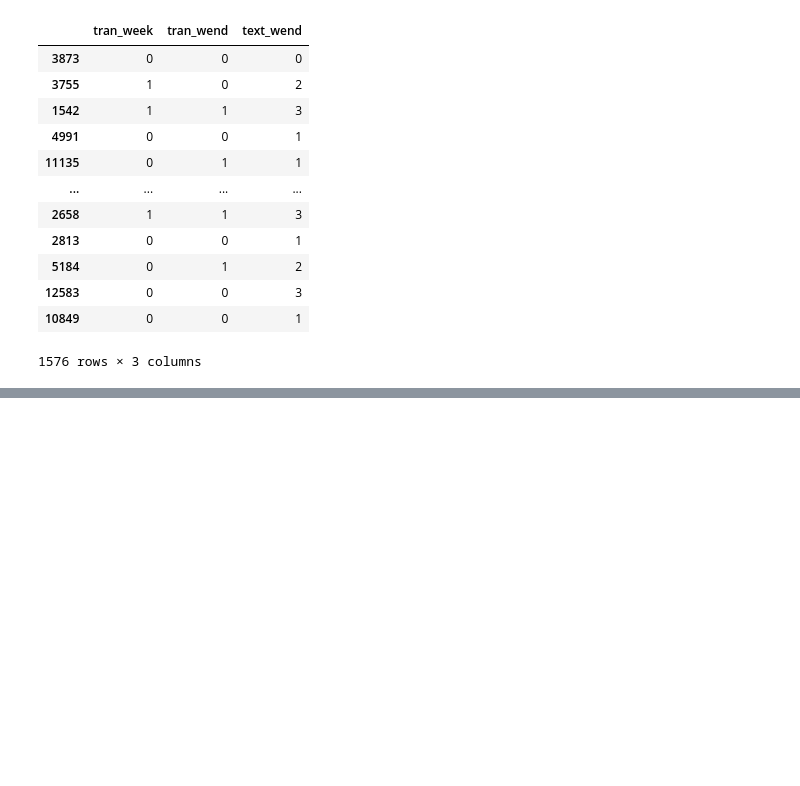
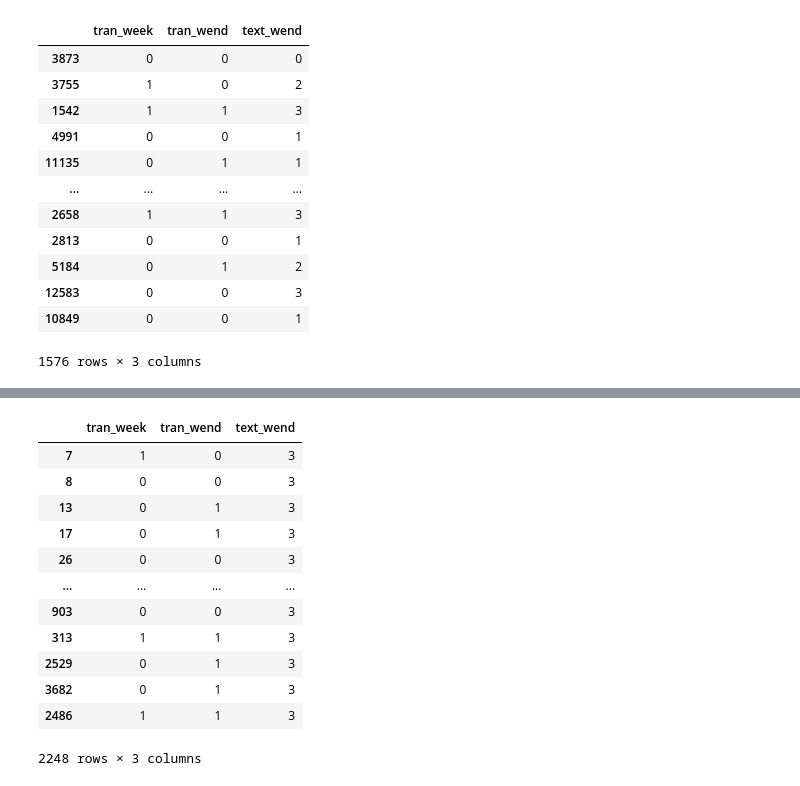
Before and after one commit to tomstark99/COMS30050, a Jupyter notebook: coursework/data/BtoA&D.ipynb, the cells around one changed output, grey strips where cells are left out. Drawn from its saved outputs; the diff is of its cells as text; code cells hidden in the pictures; blank space fills up the shorter version.

```diff
--- a/coursework/data/BtoA&D.ipynb
+++ b/coursework/data/BtoA&D.ipynb
@@ -402,0 +537,24 @@ dict_all['comp_wend'].to_csv('B->A&D/total_comp_wend.csv', index=False)
+# %%
+for i in range(0, 2248-1024):
+    text_tem = text_wend_3.copy()
+    sampled = text_wend_3.sample(n=1)
+    if i == 0:
+        final_text_wend_3 = text_tem.append(sampled)
+    else:
+        final_text_wend_3 = final_text_wend_3.append(sampled)
+# %%
+final_text_wend_3
+# %% [output]
+|  | tran_week | tran_wend | text_wend |
+| 7 | 1 | 0 | 3 |
+| 8 | 0 | 0 | 3 |
+| 13 | 0 | 1 | 3 |
+| 17 | 0 | 1 | 3 |
+| 26 | 0 | 0 | 3 |
+| ... | ... | ... | ... |
+| 903 | 0 | 0 | 3 |
+| 313 | 1 | 1 | 3 |
+| 2529 | 0 | 1 | 3 |
+| 3682 | 0 | 1 | 3 |
+| 2486 | 1 | 1 | 3 |
+2248 rows × 3 columns
```
Also changed, not shown: parts of 20 cells of this notebook, 8 other files.
